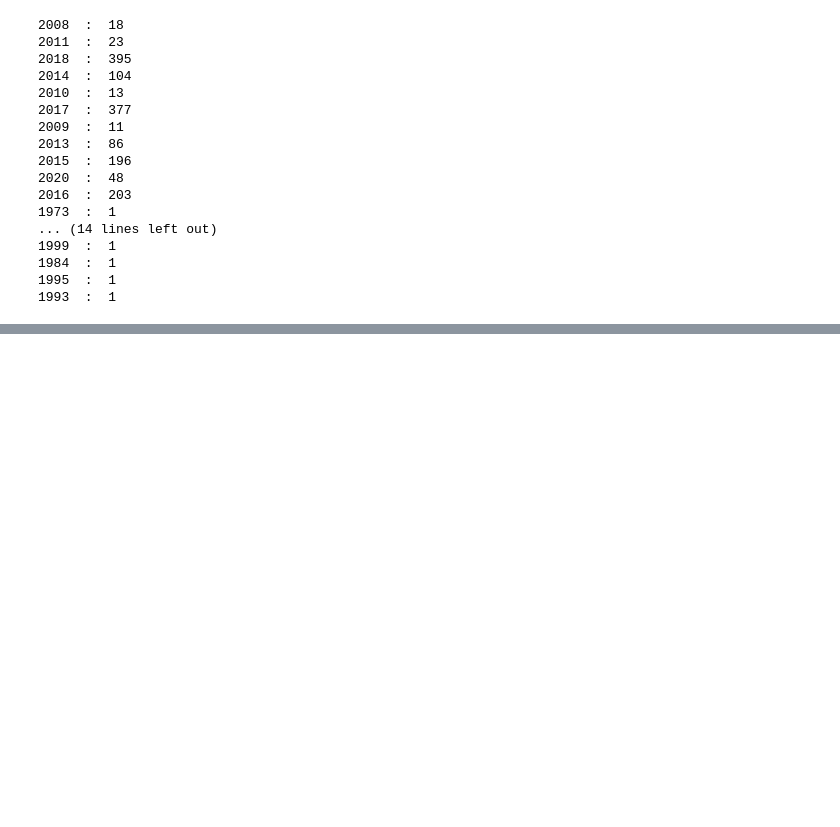
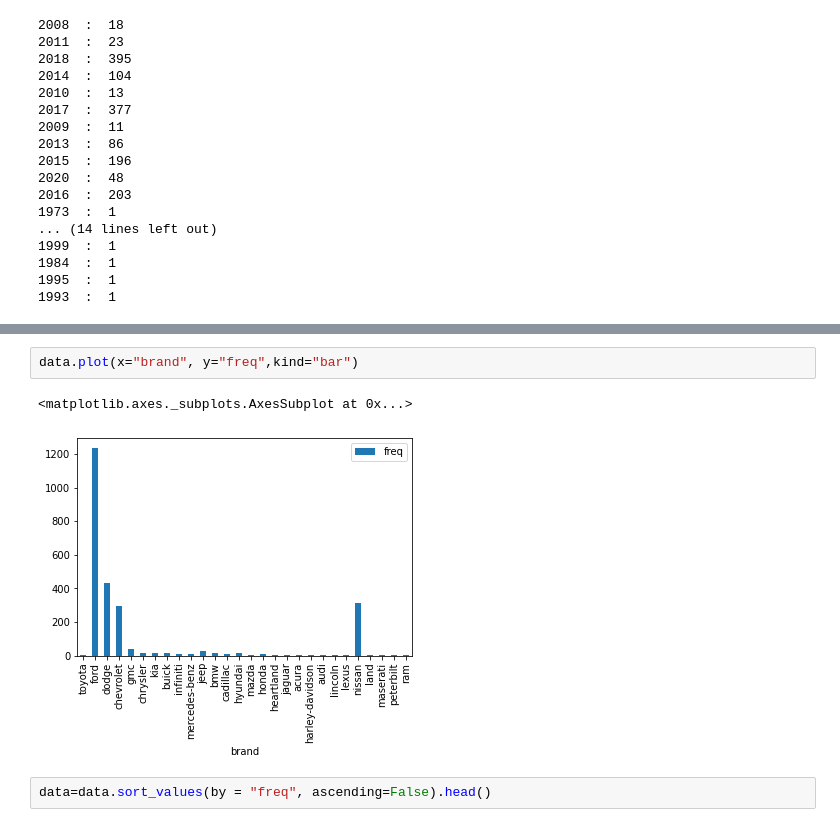
Before and after one commit to Dinoop7072/USA_car_dataset_analysis, a Jupyter notebook: Car_project.ipynb, the cells around one changed output, grey strips where cells are left out. Cells and saved outputs as stored; diff of their text form; blank space fills up the shorter version.

```diff
--- a/Car_project.ipynb
+++ b/Car_project.ipynb
@@ -398,0 +512,7 @@ for year in df["year"].unique():
+# %%
+data.plot(x="brand", y="freq",kind="bar")
+# %% [output]
+<matplotlib.axes._subplots.AxesSubplot at 0x...>
+[figure, added]
+# %%
+data=data.sort_values(by = "freq", ascending=False).head()
```
Also changed, not shown: parts of 45 cells of this notebook.
